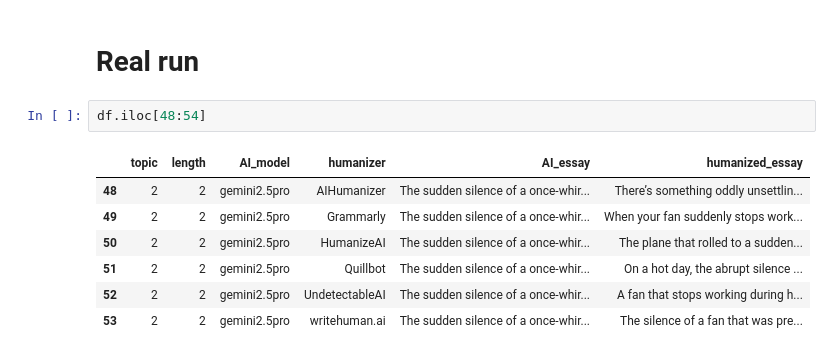
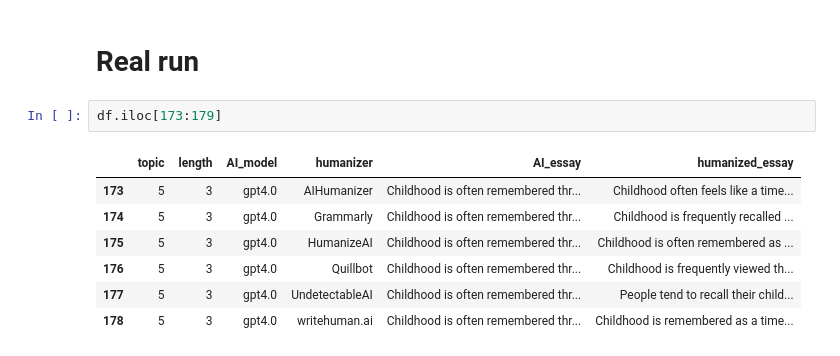
Before and after one commit to warit-tee/FYP, a Jupyter notebook: factual/fact.ipynb, the cells around one changed output. Drawn from its saved outputs; the diff is of its cells as text.

```diff
--- a/factual/fact.ipynb
+++ b/factual/fact.ipynb
@@ -264,14 +264,14 @@ results_df.loc[0, 'details']
 # %% [markdown]
 # Real run
 # %%
-df.iloc[48:54]
+df.iloc[173:179]
 # %% [output]
 |  | topic | length | AI_model | humanizer | AI_essay | humanized_essay |
-| 48 | 2 | 2 | gemini2.5pro | AIHumanizer | The sudden silence of a once-whir... | There’s something oddly unsettlin... |
-| 49 | 2 | 2 | gemini2.5pro | Grammarly | The sudden silence of a once-whir... | When your fan suddenly stops work... |
-| 50 | 2 | 2 | gemini2.5pro | HumanizeAI | The sudden silence of a once-whir... | The plane that rolled to a sudden... |
-| 51 | 2 | 2 | gemini2.5pro | Quillbot | The sudden silence of a once-whir... | On a hot day, the abrupt silence ... |
-| 52 | 2 | 2 | gemini2.5pro | UndetectableAI | The sudden silence of a once-whir... | A fan that stops working during h... |
-| 53 | 2 | 2 | gemini2.5pro | writehuman.ai | The sudden silence of a once-whir... | The silence of a fan that was pre... |
+| 173 | 5 | 3 | gpt4.0 | AIHumanizer | Childhood is often remembered thr... | Childhood often feels like a time... |
+| 174 | 5 | 3 | gpt4.0 | Grammarly | Childhood is often remembered thr... | Childhood is frequently recalled ... |
+| 175 | 5 | 3 | gpt4.0 | HumanizeAI | Childhood is often remembered thr... | Childhood is often remembered as ... |
+| 176 | 5 | 3 | gpt4.0 | Quillbot | Childhood is often remembered thr... | Childhood is frequently viewed th... |
+| 177 | 5 | 3 | gpt4.0 | UndetectableAI | Childhood is often remembered thr... | People tend to recall their child... |
+| 178 | 5 | 3 | gpt4.0 | writehuman.ai | Childhood is often remembered thr... | Childhood is remembered as a time... |
 # %%
 # real run on next 6 rows with caching of generated questions
```
Also changed, not shown: parts of 2 cells of this notebook, 1 other file.
